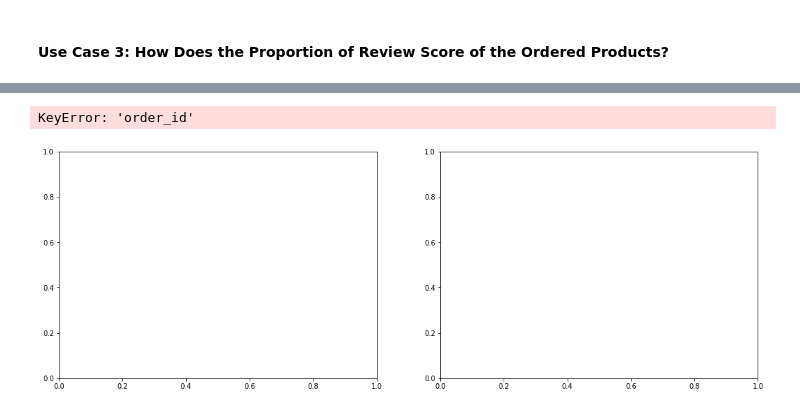
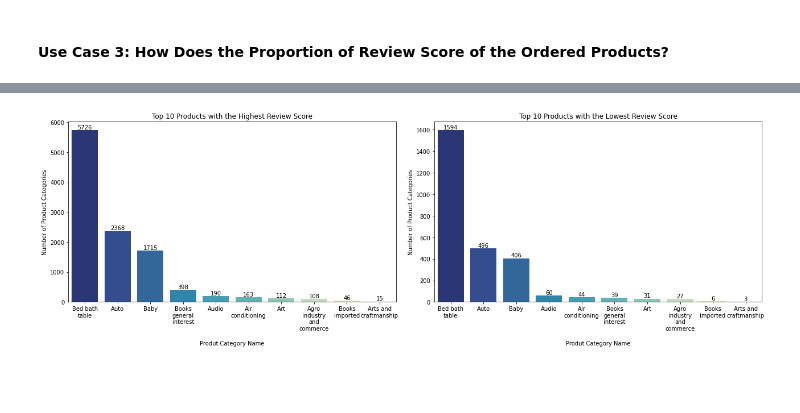
Before and after one commit to aifakhri/data-cleansing-sql-python, a Jupyter notebook: product_analysis.ipynb, the cells around one changed output, grey strips where cells are left out. Saved outputs shown, nothing was run; the diff lists cells and outputs as text; code cells hidden in the pictures; blank space fills up the shorter version.

```diff
--- a/product_analysis.ipynb
+++ b/product_analysis.ipynb
@@ -332,6 +318,7 @@ memory usage: 4.5+ MB
 # %%
 # Change review_score data type to integer
 df_main["review_score"] = df_main["review_score"].astype(int)
+df_main["order_item_id"] = df_main["order_item_id"].astype(int)
 
 # Check data type changes
 df_main.info()
@@ -441,19 +445,18 @@ df_ordered_products.head()
 # %%
 # Setup the Matplotlib Axes
-
 fig, axes = plt.subplots(ncols=2, nrows=1, figsize=(20, 8))
 
 for i, _ in enumerate(axes):
     if (i == 0):
         # set the most ordered products
-        data = df_ordered_products.sort_values("order_counts",
+        data = df_ordered_products.sort_values("order_id",
                                                ascending=False)
         bar_title = "Top 10 Most Ordered Products"
     elif (i == 1):
-        data = df_ordered_products.sort_values("order_counts")
+        data = df_ordered_products.sort_values("order_id")
         bar_title = "Top 10 Least Ordered Products"
 
-    sns.barplot(x="product_name", y="order_counts", ax=axes[i],
+    sns.barplot(x="product_name", y="order_id", ax=axes[i],
                 palette="YlGnBu_r", data=data[:10])
 
     wrap_labels(axes[i], 10)
@@ -474,2 +477,5 @@ df_ordered_products.describe().transpose()
 # %% [markdown]
 #### **Use Case 2: How Does the Revenue Generated by Each Ordered Products**
+# %%
+df_main["revenue"] = df_main["price"] * df_main["order_item_id"]
+df_main.head()
@@ -579,4 +586,8 @@ plt.show()
 # %%
-df_product_review = df_review.groupby(["review_score", "product_name"]).agg("count")
-df_product_review
+df_product_review = df_main[
+        ["product_name", "review_score", "order_id"]
+    ].groupby(["product_name", "review_score"]).agg("count")
+
+df_product_review.reset_index(inplace=True)
+df_product_review.head()
 # %% [output]
@@ -609,29 +600,27 @@ df_product_review.head()
 # %%
 fig, axes = plt.subplots(nrows=1, ncols=2, figsize=(18, 6))
 
 for i, _ in enumerate(axes):
-      if i == 0:
-            data = df_product_review[df_product_review["review_score"] == 5][:10]
-            bar_title = "Top 10 Products with the Highest Review Score"
-      elif i == 1:
-            data = df_product_review[df_product_review["review_score"] == 1][:10]
-            bar_title = "Top 10 Products with the Lowest Review Score"
+    if i == 0:
+        high_score = df_product_review["review_score"] == 5
+        data = df_product_review[high_score][:10]
+        data.sort_values("order_id", ascending=False, inplace=True)
+        bar_title = "Top 10 Products with the Highest Review Score"
+    elif i == 1:
+        low_score = df_product_review["review_score"] == 1
+        data = df_product_review[low_score][:10]
+        data.sort_values("order_id", ascending=False, inplace=True)
+        bar_title = "Top 10 Products with the Lowest Review Score"
 
-      bar_plot = sns.barplot(x="product_name",
-                             y="order_id",
-                             ax=axes[i],
-                             palette="YlGnBu_r",
-                             data=data,
-                             order=data.sort_values("order_id",
-                                                    ascending=False).product_name)
+    bar_plot = sns.barplot(x="product_name", y="order_id",ax=axes[i],
+                            palette="YlGnBu_r",data=data)
 
-      wrap_labels(axes[i], 10)
-      axes[i].bar_label(axes[i].containers[0])
-      axes[i].title.set_text(bar_title)
-      axes[i].set_xlabel("\nProdut Category Name")
-      axes[i].set_ylabel("Number of Product Categories")
+    wrap_labels(axes[i], 10)
+    axes[i].bar_label(axes[i].containers[0])
+    axes[i].title.set_text(bar_title)
+    axes[i].set_xlabel("\nProdut Category Name")
+    axes[i].set_ylabel("Number of Product Categories")
 
 plt.tight_layout()
 # %% [output]
-KeyError: 'order_id'
-[figure, old version]
+[figure, new version]
```
Also changed, not shown: parts of 36 cells of this notebook.
